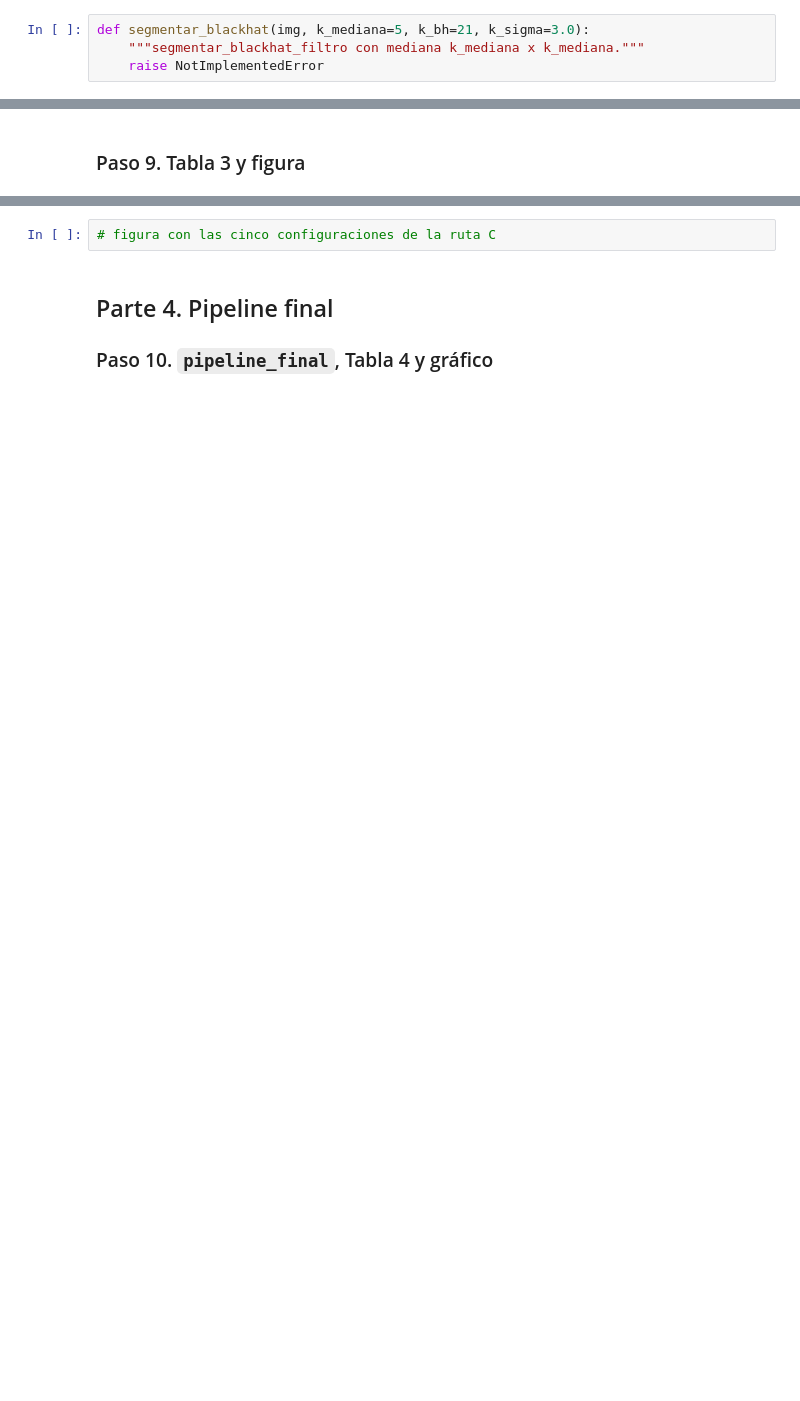
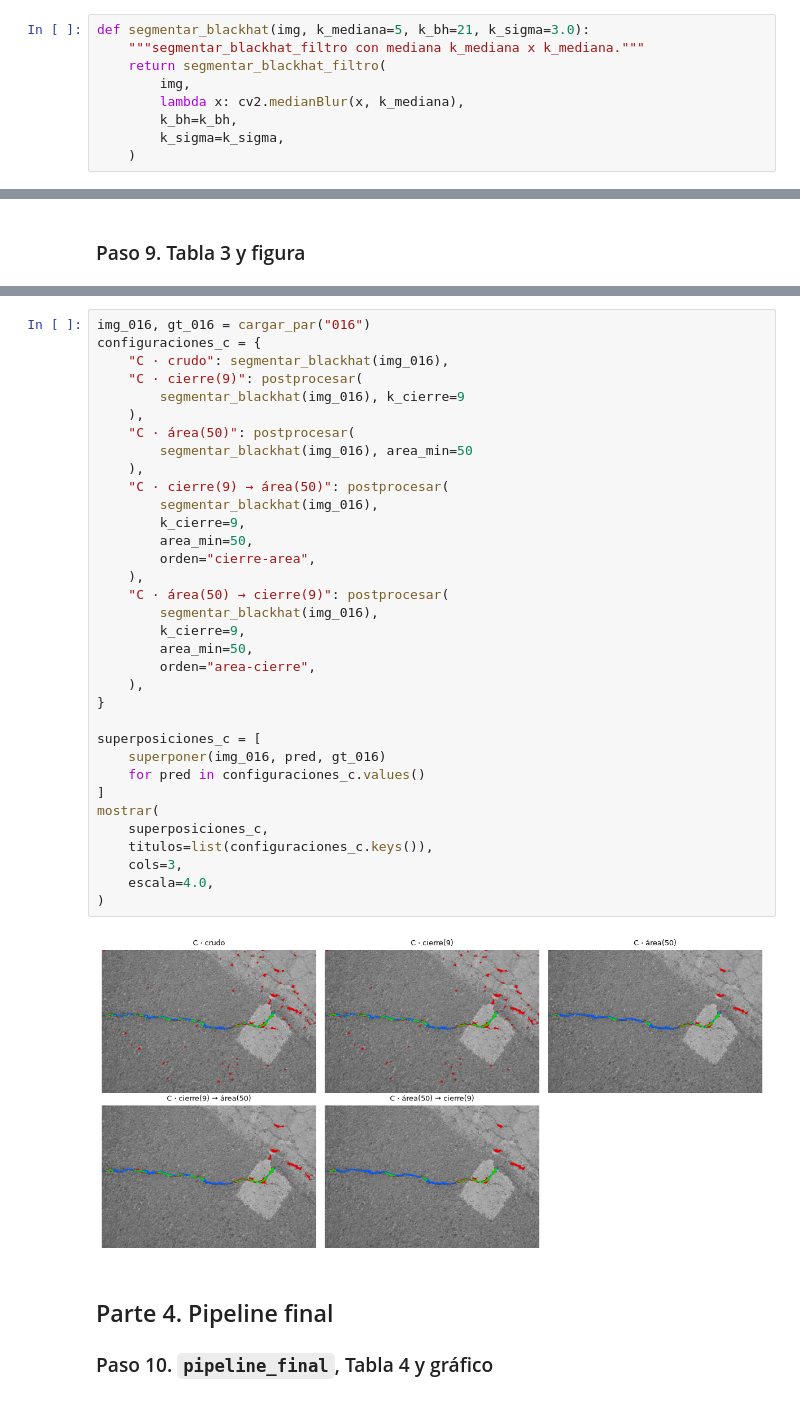
Before and after one commit to NegroBsky/Procesamiento-de-Imagenes-2026-2, a Jupyter notebook: Tareas/Tarea2/Tarea2_base.ipynb, the cells around one changed output, grey strips where cells are left out. Cells and saved outputs as stored; diff of their text form; blank space fills up the shorter version.

```diff
--- a/Tareas/Tarea2/Tarea2_base.ipynb
+++ b/Tareas/Tarea2/Tarea2_base.ipynb
@@ -208,7 +286,12 @@ def segmentar_canny(img, k_blur=5, t1=50, t2=150, k_cierre=5):
 # %%
 def segmentar_blackhat(img, k_mediana=5, k_bh=21, k_sigma=3.0):
     """segmentar_blackhat_filtro con mediana k_mediana x k_mediana."""
-    raise NotImplementedError
+    return segmentar_blackhat_filtro(
+        img,
+        lambda x: cv2.medianBlur(x, k_mediana),
+        k_bh=k_bh,
+        k_sigma=k_sigma,
+    )
 # %% [markdown]
 ### Paso 7. Tabla 2, fracción marcada y figura
 # %%
@@ -252,5 +460,39 @@ def postprocesar(mascara, k_cierre=0, area_min=0, orden="cierre-area"):
 # %%
-# figura con las cinco configuraciones de la ruta C
+img_016, gt_016 = cargar_par("016")
+configuraciones_c = {
+    "C · crudo": segmentar_blackhat(img_016),
+    "C · cierre(9)": postprocesar(
+        segmentar_blackhat(img_016), k_cierre=9
+    ),
+    "C · área(50)": postprocesar(
+        segmentar_blackhat(img_016), area_min=50
+    ),
+    "C · cierre(9) → área(50)": postprocesar(
+        segmentar_blackhat(img_016),
+        k_cierre=9,
+        area_min=50,
+        orden="cierre-area",
+    ),
+    "C · área(50) → cierre(9)": postprocesar(
+        segmentar_blackhat(img_016),
+        k_cierre=9,
+        area_min=50,
+        orden="area-cierre",
+    ),
+}
+
+superposiciones_c = [
+    superponer(img_016, pred, gt_016)
+    for pred in configuraciones_c.values()
+]
+mostrar(
+    superposiciones_c,
+    titulos=list(configuraciones_c.keys()),
+    cols=3,
+    escala=4.0,
+)
+# %% [output]
+[figure, added]
 # %% [markdown]
 ## Parte 4. Pipeline final
 ### Paso 10. `pipeline_final`, Tabla 4 y gráfico
```
Also changed, not shown: parts of 15 cells of this notebook, 5 other files.
